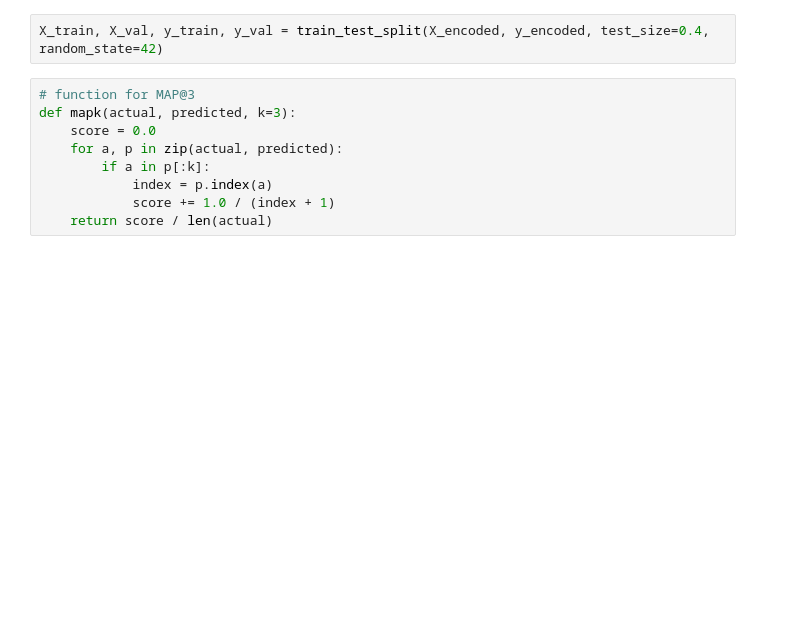
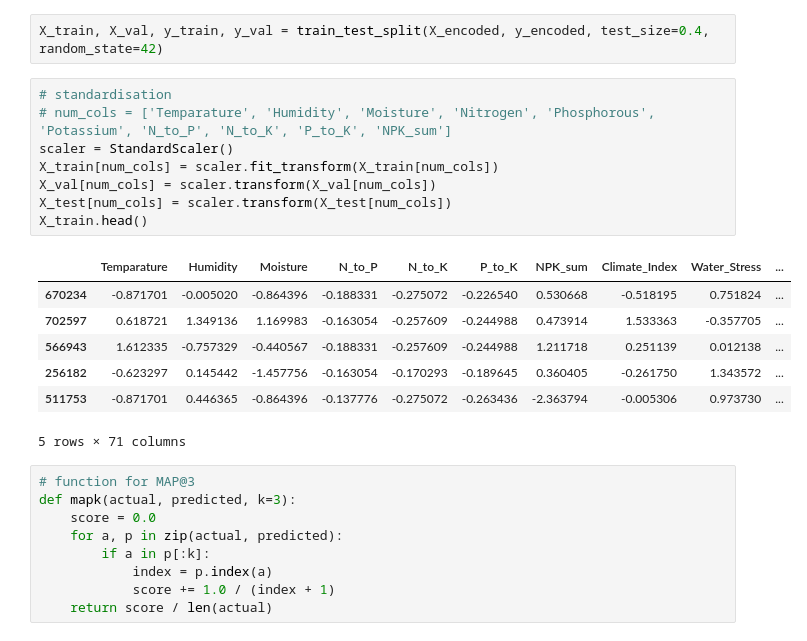
Before and after one commit to miaspacejensen/kaggle-competitions, a Jupyter notebook: Playground Series/Season 5/Episode 6 - Predicting Optimal Fertilizers/Submission5_xgboost_scaled/code_xgboost_extended.ipynb, the cells around one changed output. Saved outputs shown, nothing was run; the diff lists cells and outputs as text; blank space fills up the shorter version.

```diff
--- a/Playground Series/Season 5/Episode 6 - Predicting Optimal Fertilizers/Submission5_xgboost_scaled/code_xgboost_extended.ipynb
+++ b/Playground Series/Season 5/Episode 6 - Predicting Optimal Fertilizers/Submission5_xgboost_scaled/code_xgboost_extended.ipynb
@@ -96,5 +99,21 @@ X_encoded.head()
 # %%
 X_train, X_val, y_train, y_val = train_test_split(X_encoded, y_encoded, test_size=0.4, random_state=42)
+# %%
+# standardisation
+# num_cols = ['Temparature', 'Humidity', 'Moisture', 'Nitrogen', 'Phosphorous', 'Potassium', 'N_to_P', 'N_to_K', 'P_to_K', 'NPK_sum']
+scaler = StandardScaler()
+X_train[num_cols] = scaler.fit_transform(X_train[num_cols])
+X_val[num_cols] = scaler.transform(X_val[num_cols])
+X_test[num_cols] = scaler.transform(X_test[num_cols])
+X_train.head()
+# %% [output]
+|  | Temparature | Humidity | Moisture | N_to_P | N_to_K | P_to_K | NPK_sum | Climate_Index | Water_Stress | ... |
+| 670234 | -0.871701 | -0.005020 | -0.864396 | -0.188331 | -0.275072 | -0.226540 | 0.530668 | -0.518195 | 0.751824 | ... |
+| 702597 | 0.618721 | 1.349136 | 1.169983 | -0.163054 | -0.257609 | -0.244988 | 0.473914 | 1.533363 | -0.357705 | ... |
+| 566943 | 1.612335 | -0.757329 | -0.440567 | -0.188331 | -0.257609 | -0.244988 | 1.211718 | 0.251139 | 0.012138 | ... |
+| 256182 | -0.623297 | 0.145442 | -1.457756 | -0.163054 | -0.170293 | -0.189645 | 0.360405 | -0.261750 | 1.343572 | ... |
+| 511753 | -0.871701 | 0.446365 | -0.864396 | -0.137776 | -0.275072 | -0.263436 | -2.363794 | -0.005306 | 0.973730 | ... |
+5 rows × 71 columns
 # %%
 # function for MAP@3
 def mapk(actual, predicted, k=3):
```
Also changed, not shown: parts of 7 cells of this notebook.
